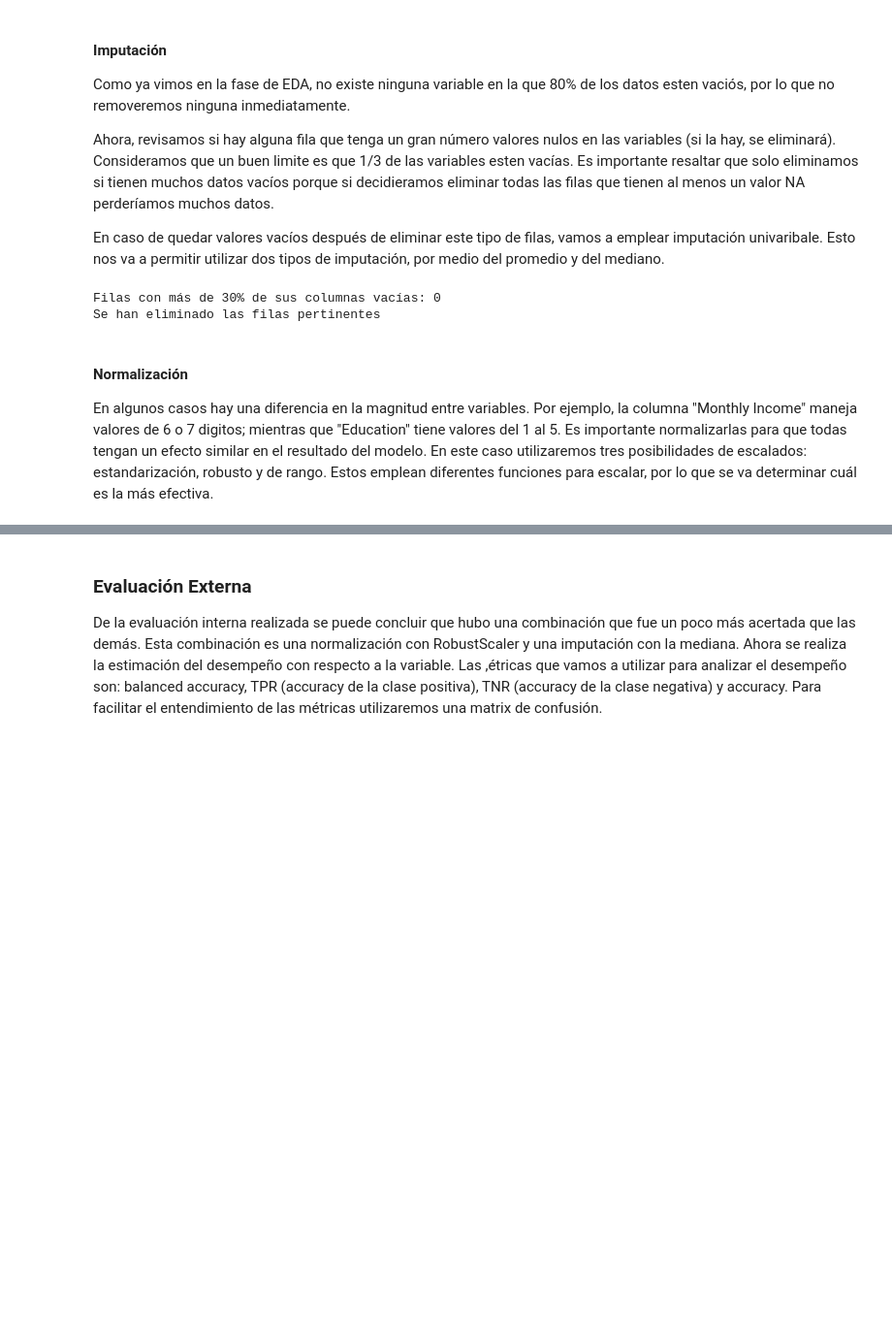
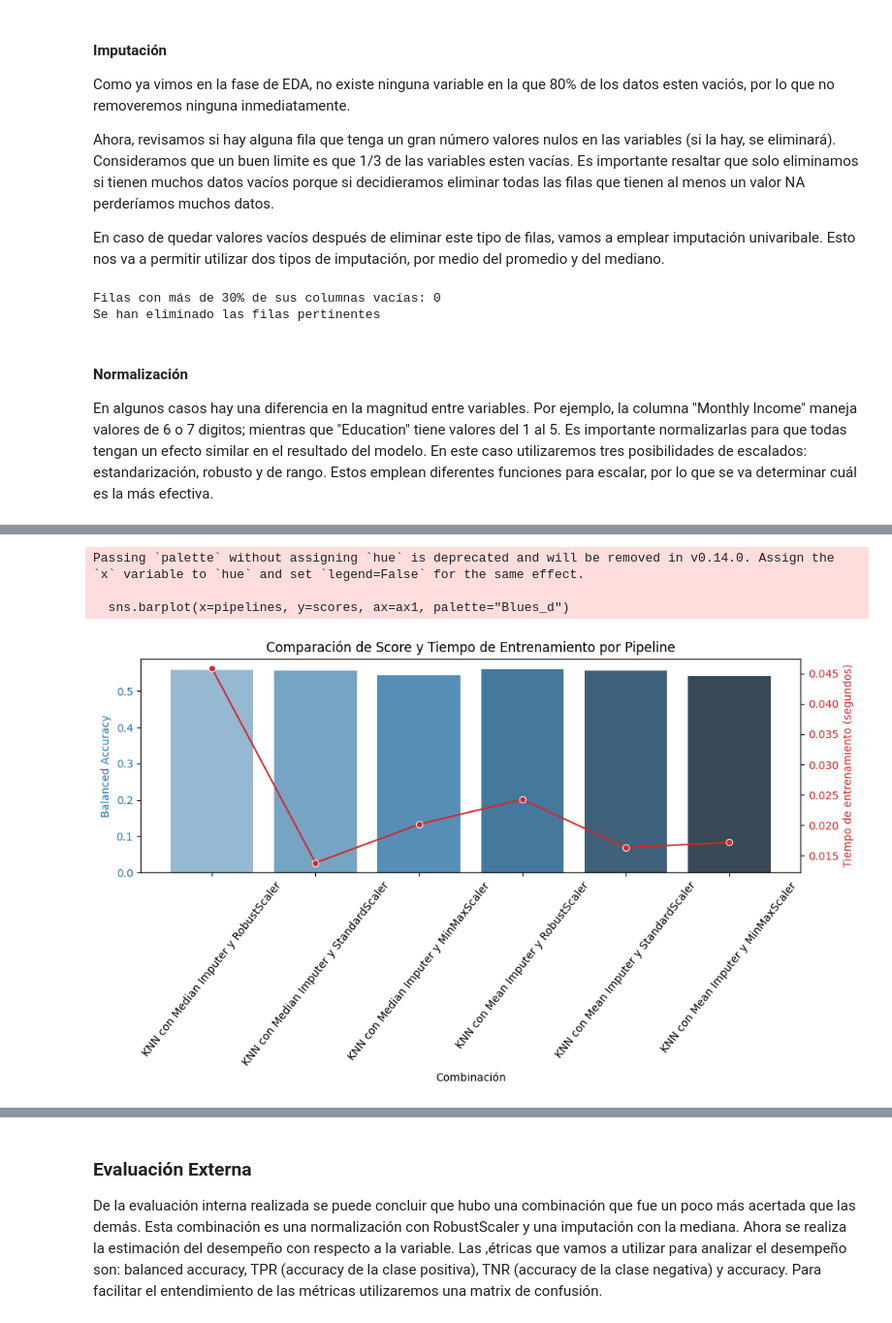
Before and after one commit to 100485446-UC3M/Primera_Practica_Machine_Learning_Grupo16, a Jupyter notebook: Predicciones.ipynb, the cells around one changed output, grey strips where cells are left out. Shown at 97% size. Saved outputs shown, nothing was run; the diff lists cells and outputs as text; code cells hidden in the pictures; blank space fills up the shorter version.

Commit message:
Gráficos para representación de tiempos para escalado e imputación

```diff
--- a/Predicciones.ipynb
+++ b/Predicciones.ipynb
@@ -264,6 +289,8 @@ from sklearn.preprocessing import StandardScaler, MinMaxScaler, RobustScaler
 from sklearn.neighbors import KNeighborsClassifier
 from sklearn.experimental import enable_iterative_imputer
 from sklearn.impute import SimpleImputer
+import seaborn as sns
+import matplotlib.pyplot as plt
 
 
 # Alternativa 1, KNN, RobustScaler y Median Imputer
@@ -275,7 +302,9 @@ pipeline_K_R_A = Pipeline([
 
 scores_K_R_A = cross_validate(pipeline_K_R_A, x_train, y_train, cv=inner, scoring="balanced_accuracy")
 
-interna["KNN con Median Imputer y RobustScaler"] = scores_K_R_A["test_score"].mean()
+interna["KNN con Median Imputer y RobustScaler"] = {"score": scores_K_R_A["test_score"].mean(),
+                                                    "pipeline": pipeline_K_R_A,
+                                                    "fit_time": scores_K_R_A["fit_time"].mean()}
 
 # Alternativa 2, KNN, StandardScaler y Median Imputer
 pipeline_K_S_A = Pipeline([
@@ -286,7 +315,9 @@ pipeline_K_S_A = Pipeline([
 
 scores_K_S_A = cross_validate(pipeline_K_S_A, x_train, y_train, cv=inner, scoring="balanced_accuracy")
 
-interna["KNN con Median Imputer y StandardScaler"] = scores_K_S_A["test_score"].mean()
+interna["KNN con Median Imputer y StandardScaler"] = {"score": scores_K_S_A["test_score"].mean(),
+                                                      "pipeline": pipeline_K_S_A,
+                                                      "fit_time": scores_K_S_A["fit_time"].mean()}
 
 # Alternativa 3, KNN, MinMaxScaler y Median Imputer
 pipeline_K_M_A = Pipeline([
@@ -297,7 +328,9 @@ pipeline_K_M_A = Pipeline([
 
 scores_K_M_A = cross_validate(pipeline_K_M_A, x_train, y_train, cv=inner, scoring="balanced_accuracy")
 
-interna["KNN con Median Imputer y MinMaxScaler"] = scores_K_M_A["test_score"].mean()
+interna["KNN con Median Imputer y MinMaxScaler"] = {"score": scores_K_M_A["test_score"].mean(),
+                                                    "pipeline": pipeline_K_M_A,
+                                                    "fit_time": scores_K_M_A["fit_time"].mean()}
 
 # Alternativa 4, KNN, RobustScaler y Mean Imputer
 pipeline_K_R_B = Pipeline([
@@ -308,7 +341,9 @@ pipeline_K_R_B = Pipeline([
 
 scores_K_R_B = cross_validate(pipeline_K_R_B, x_train, y_train, cv=inner, scoring="balanced_accuracy")
 
-interna["KNN con Mean Imputer y RobustScaler"] = scores_K_R_B["test_score"].mean()
+interna["KNN con Mean Imputer y RobustScaler"] = {"score": scores_K_R_B["test_score"].mean(),
+                                                  "pipeline": pipeline_K_R_B,
+                                                  "fit_time": scores_K_R_B["fit_time"].mean()}
 
 # Alternativa 5, KNN, Standard Scaler y Mean Imputer
 pipeline_K_S_B = Pipeline([
@@ -319,7 +354,9 @@ pipeline_K_S_B = Pipeline([
 
 scores_K_S_B = cross_validate(pipeline_K_S_B, x_train, y_train, cv=inner, scoring="balanced_accuracy")
 
-interna["KNN con Mean Imputer y StandardScaler"] = scores_K_S_B["test_score"].mean()
+interna["KNN con Mean Imputer y StandardScaler"] ={"score": scores_K_S_B["test_score"].mean(),
+                                                   "pipeline": pipeline_K_S_B,
+                                                   "fit_time": scores_K_S_B["fit_time"].mean()}
 
 # Alternativa 6, KNN, MinMax Scaler y Mean Imputer
 pipeline_K_M_B = Pipeline([
@@ -330,8 +367,45 @@ pipeline_K_M_B = Pipeline([
 
 scores_K_M_B = cross_validate(pipeline_K_M_B, x_train, y_train, cv=inner, scoring="balanced_accuracy")
 
-interna["KNN con Mean Imputer y MinMaxScaler"] = scores_K_M_B["test_score"].mean()
+interna["KNN con Mean Imputer y MinMaxScaler"] = {"score": scores_K_M_B["test_score"].mean(),
+                                                  "pipeline": pipeline_K_M_B,
+                                                  "fit_time": scores_K_M_B["fit_time"].mean()}
 
-for name, score in interna.items():
-    print(f"{name}: {score}")
+best_pipeline = None
+best_comb = 0
+pipelines = []
+scores = []
+fit_times = []
+for name, data in interna.items():
+    selec_score = (data["score"] - data["fit_time"]) * 10
+    print(f"{name}: {data['score']} en {data['fit_time']} segundos -- Puntuación en criterio de selección: {selec_score }")
+    pipelines.append(name)
+    scores.append(data["score"])
+    fit_times.append(data["fit_time"])
+    if selec_score  > best_comb:
+        best_comb = selec_score
+        best_pipeline = data["pipeline"]
+        best_name = name
+
+print(f"Mejor pipeline: {best_name}")
+
+# Visualizar los tiempos de entrenamiento y los scores
+fig, ax1 = plt.subplots(figsize=(10, 6)) #ax1 es un eje
+
+color = 'tab:blue'
+ax1.set_xlabel("Combinación")
+ax1.set_ylabel("Balanced Accuracy", color=color)
+sns.barplot(x=pipelines, y=scores, ax=ax1, palette="Blues_d")
+ax1.tick_params(axis='y', labelcolor=color)
+plt.xticks(rotation=52)
+
+ax2 = ax1.twinx() #Para dibujar dos figuras en el mismo eje
+color = 'tab:red'
+ax2.set_ylabel("Tiempo de entrenamiento (segundos)", color=color)
+sns.lineplot(x=pipelines, y=fit_times, ax=ax2, sort=False, marker="o", color=color)
+ax2.tick_params(axis='y', labelcolor=color)
+
+plt.title("Comparación de Score y Tiempo de Entrenamiento por Pipeline")
+plt.tight_layout()
+plt.show()
 # %% [output]
@@ -343,0 +419,4 @@ KNN con Mean Imputer y MinMaxScaler: 0.5411920173660981
+Passing `palette` without assigning `hue` is deprecated and will be removed in v0.14.0. Assign the `x` variable to `hue` and set `legend=False` for the same effect.
+
+  sns.barplot(x=pipelines, y=scores, ax=ax1, palette="Blues_d")
+[figure, added]
```
Also changed, not shown: parts of 10 cells of this notebook.
